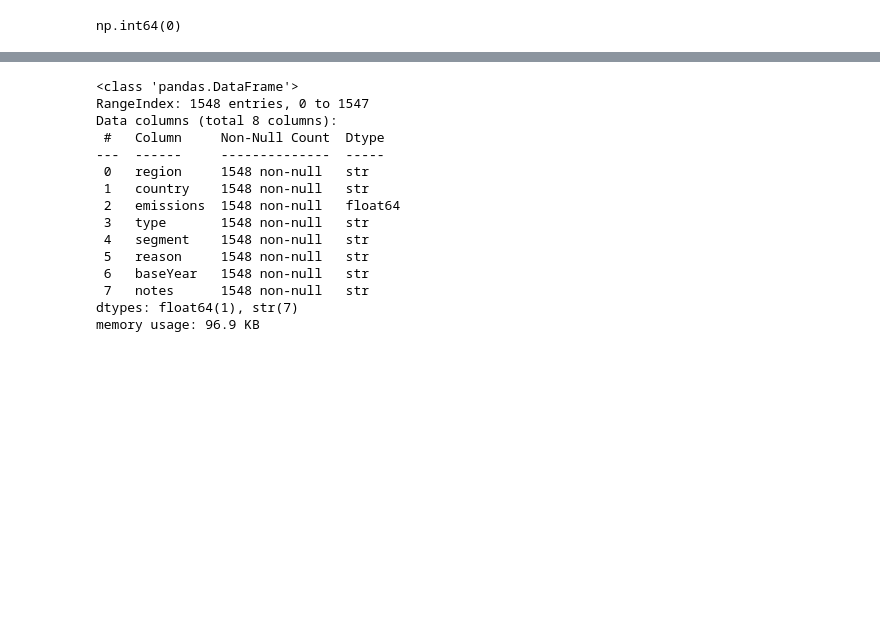
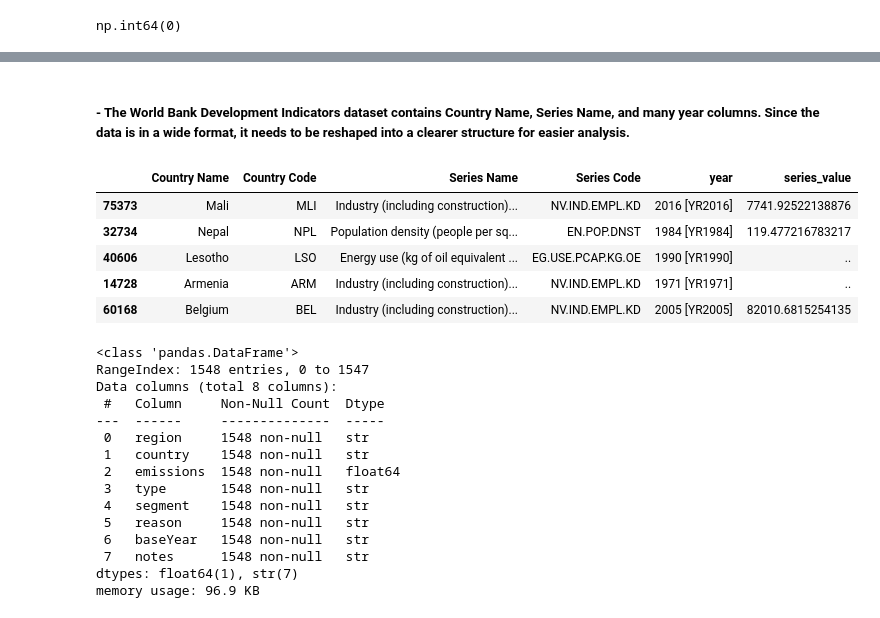
Before and after one commit to IT4063C-Spring26/final-project-proddasr, a Jupyter notebook: source.ipynb, the cells around one changed output, grey strips where cells are left out. Drawn from its saved outputs; the diff is of its cells as text; code cells hidden in the pictures; blank space fills up the shorter version.

```diff
--- a/source.ipynb
+++ b/source.ipynb
@@ -218,3 +235,24 @@ np.int64(0)
+# %% [markdown]
+##### - The World Bank Development Indicators dataset contains Country Name, Series Name, and many year columns. Since the data is in a wide format, it needs to be reshaped into a clearer structure for easier analysis.
+# %%
+# Reshape the WDI dataset from wide to long format by converting year columns into a single 'year' column,
+# with corresponding indicator values stored in 'series_value'.
+# Each row now represents a unique combination of country, year, and indicator.
+
+wdi_reshaped = WorldBank_Development_Indicator_df.melt(
+    id_vars=['Country Name', 'Country Code', 'Series Name', 'Series Code'],
+    var_name='year',
+    value_name='series_value'
+)
+
+wdi_reshaped.sample(5)
+# %% [output]
+|  | Country Name | Country Code | Series Name | Series Code | year | series_value |
+| 75373 | Mali | MLI | Industry (including construction)... | NV.IND.EMPL.KD | 2016 [YR2016] | 7741.92522138876 |
+| 32734 | Nepal | NPL | Population density (people per sq... | EN.POP.DNST | 1984 [YR1984] | 119.477216783217 |
+| 40606 | Lesotho | LSO | Energy use (kg of oil equivalent ... | EG.USE.PCAP.KG.OE | 1990 [YR1990] | .. |
+| 14728 | Armenia | ARM | Industry (including construction)... | NV.IND.EMPL.KD | 1971 [YR1971] | .. |
+| 60168 | Belgium | BEL | Industry (including construction)... | NV.IND.EMPL.KD | 2005 [YR2005] | 82010.6815254135 |
 # %%
 # Perform basic data analysis on the Methane_final_df DataFrame to understand the structure and summary statistics of the data.
 Methane_final_df.info()
```
Also changed, not shown: parts of 13 cells of this notebook, 2 other files.
